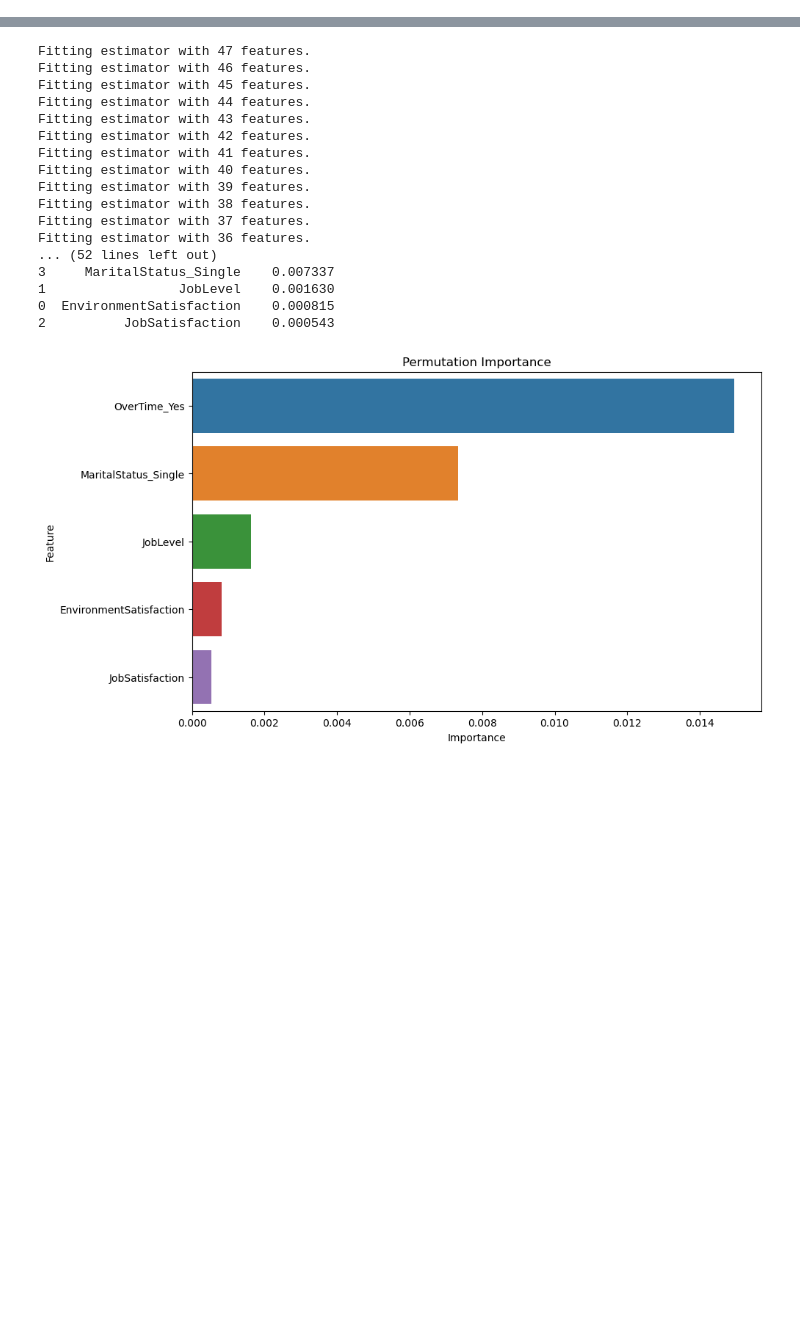
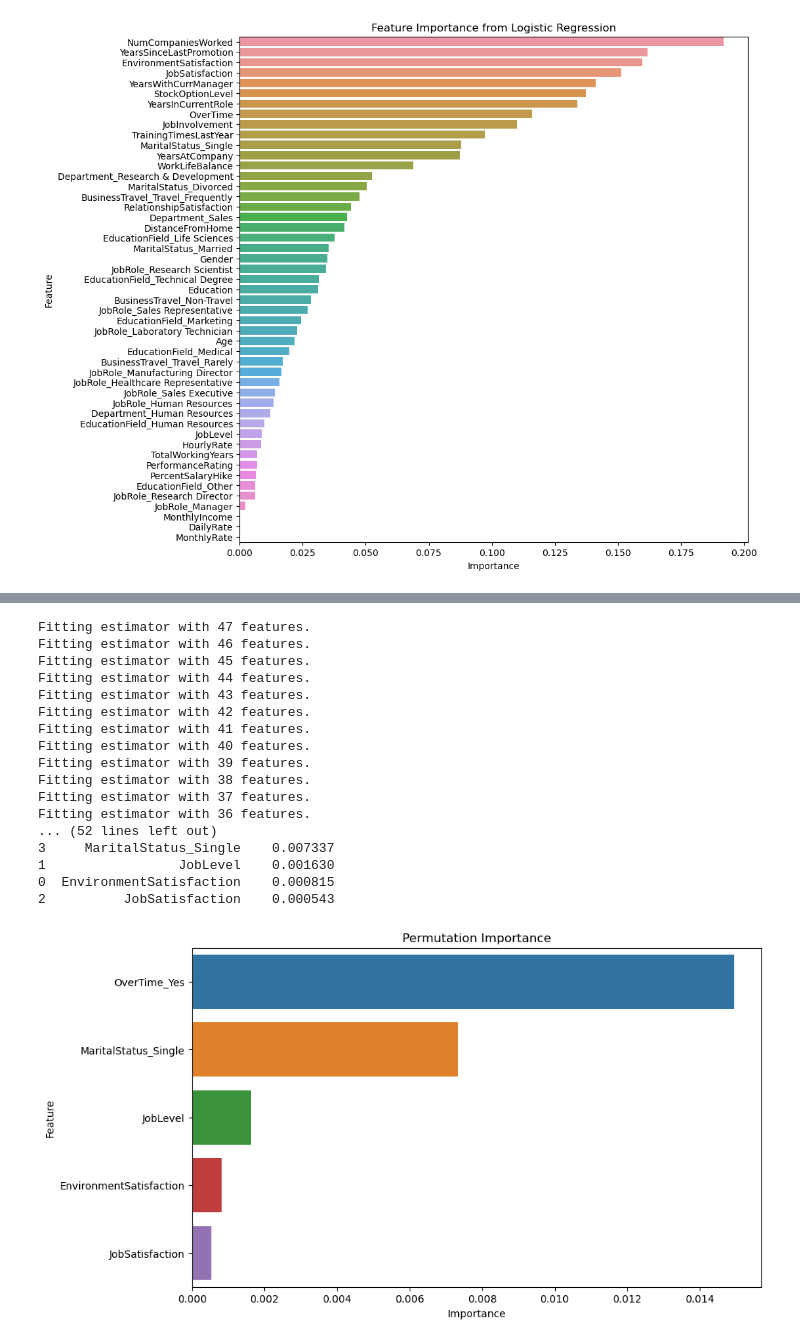
Before and after one commit to ddaniel2024/Project-4, a Jupyter notebook: Analyzing,optimizing,evaluating.ipynb, the cells around one changed output, grey strips where cells are left out. Cells and saved outputs as stored; diff of their text form; code cells hidden in the pictures; blank space fills up the shorter version.

```diff
--- a/Analyzing,optimizing,evaluating.ipynb
+++ b/Analyzing,optimizing,evaluating.ipynb
@@ -129,0 +245,4 @@ We'll train a Neural Network and use permutation importance to identify the most
+# %%
+# Calculate model coefficients, for feature importance
+coefs = model.coef_[0]
+coefs
@@ -129,0 +263,4 @@ We'll train a Neural Network and use permutation importance to identify the most
+# %%
+# Create feature importance dataframe
+feature_importance_df = pd.DataFrame({'Feature': X.columns, 'Importance': np.abs(coefs)}).sort_values('Importance', ascending=False).reset_index(drop=True)
+feature_importance_df.head()
@@ -129,0 +274,9 @@ We'll train a Neural Network and use permutation importance to identify the most
+# %%
+# Plot feature importance
+plt.figure(figsize=(10, 10))
+sns.barplot(x='Importance', y='Feature', data=feature_importance_df)
+plt.title('Feature Importance from Logistic Regression')
+plt.savefig("output/feature_importance_from_lr", bbox_inches = 'tight')
+plt.show()
+# %% [output]
+[figure, added]
```
Also changed, not shown: parts of 37 cells of this notebook, 2 other files.
